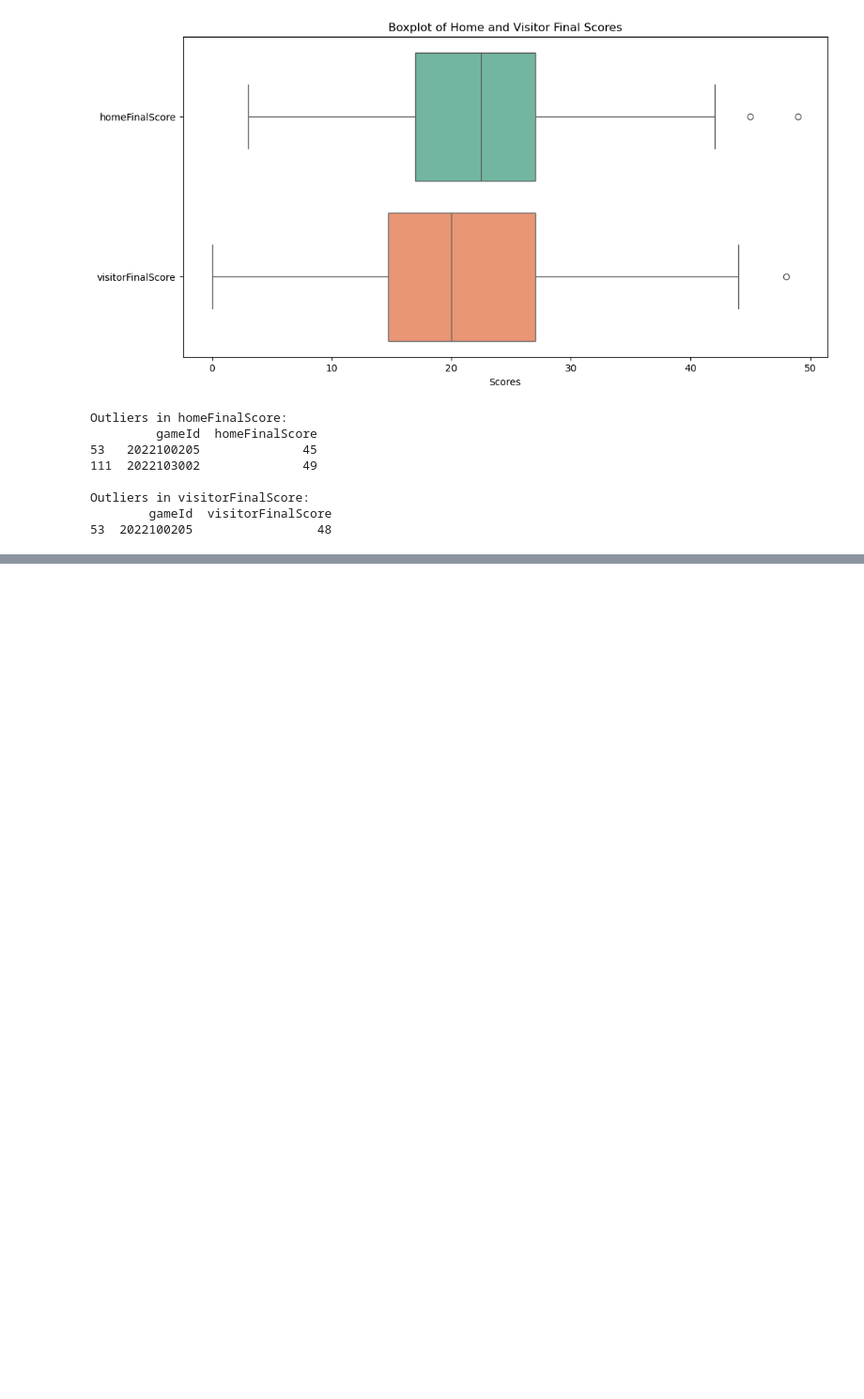
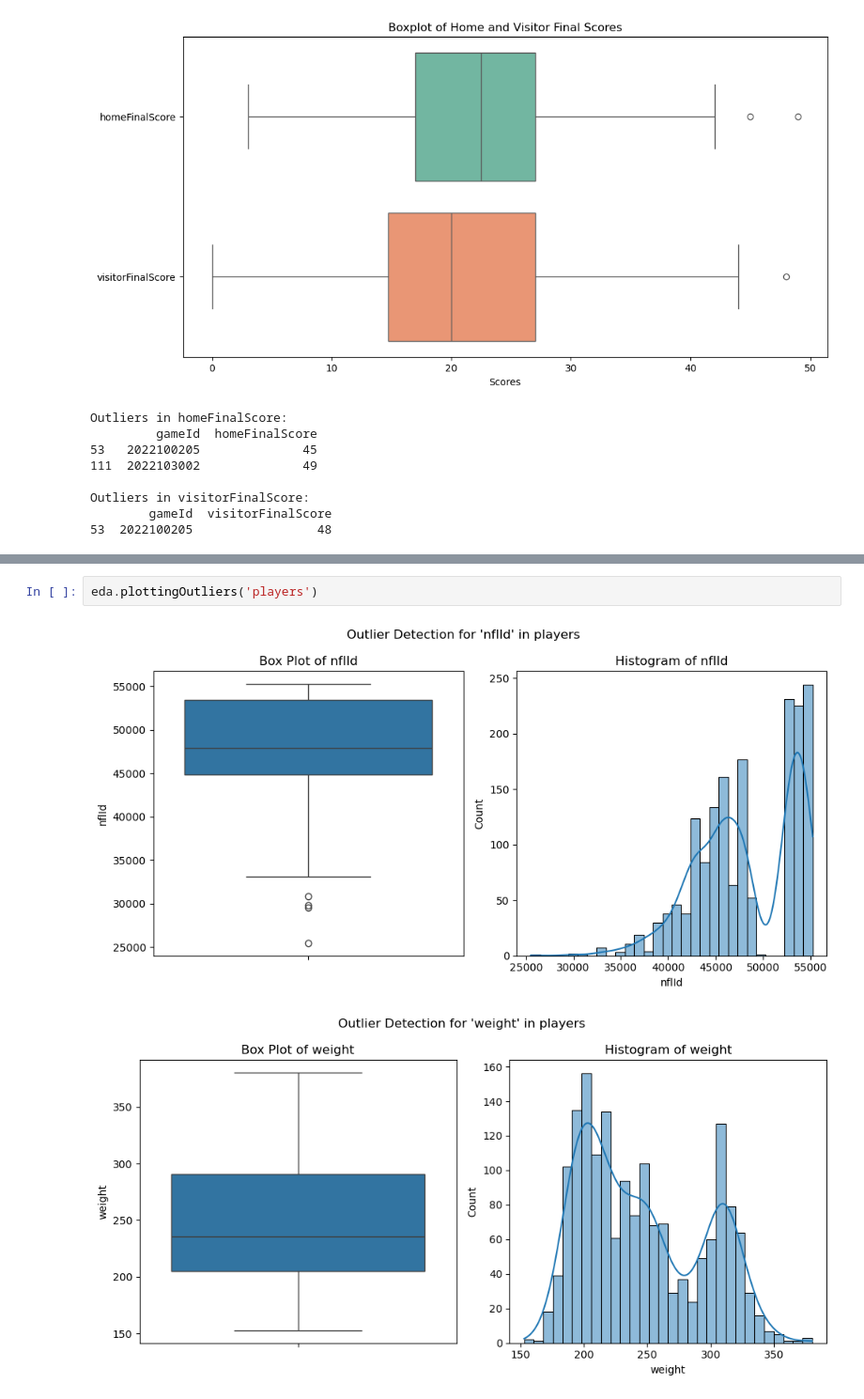
Before and after one commit to ozzyozbourne/CS661, a Jupyter notebook: midterm/Midterm.ipynb, the cells around one changed output, grey strips where cells are left out. Shown at 94% size. Saved outputs shown, nothing was run; the diff lists cells and outputs as text; blank space fills up the shorter version.

```diff
--- a/midterm/Midterm.ipynb
+++ b/midterm/Midterm.ipynb
@@ -183,0 +232,5 @@ Outliers in visitorFinalScore:
+# %%
+eda.plottingOutliers('players')
+# %% [output]
+[figure, added]
+[figure, added]
```
Also changed, not shown: parts of 6 cells of this notebook, 1 other file.
